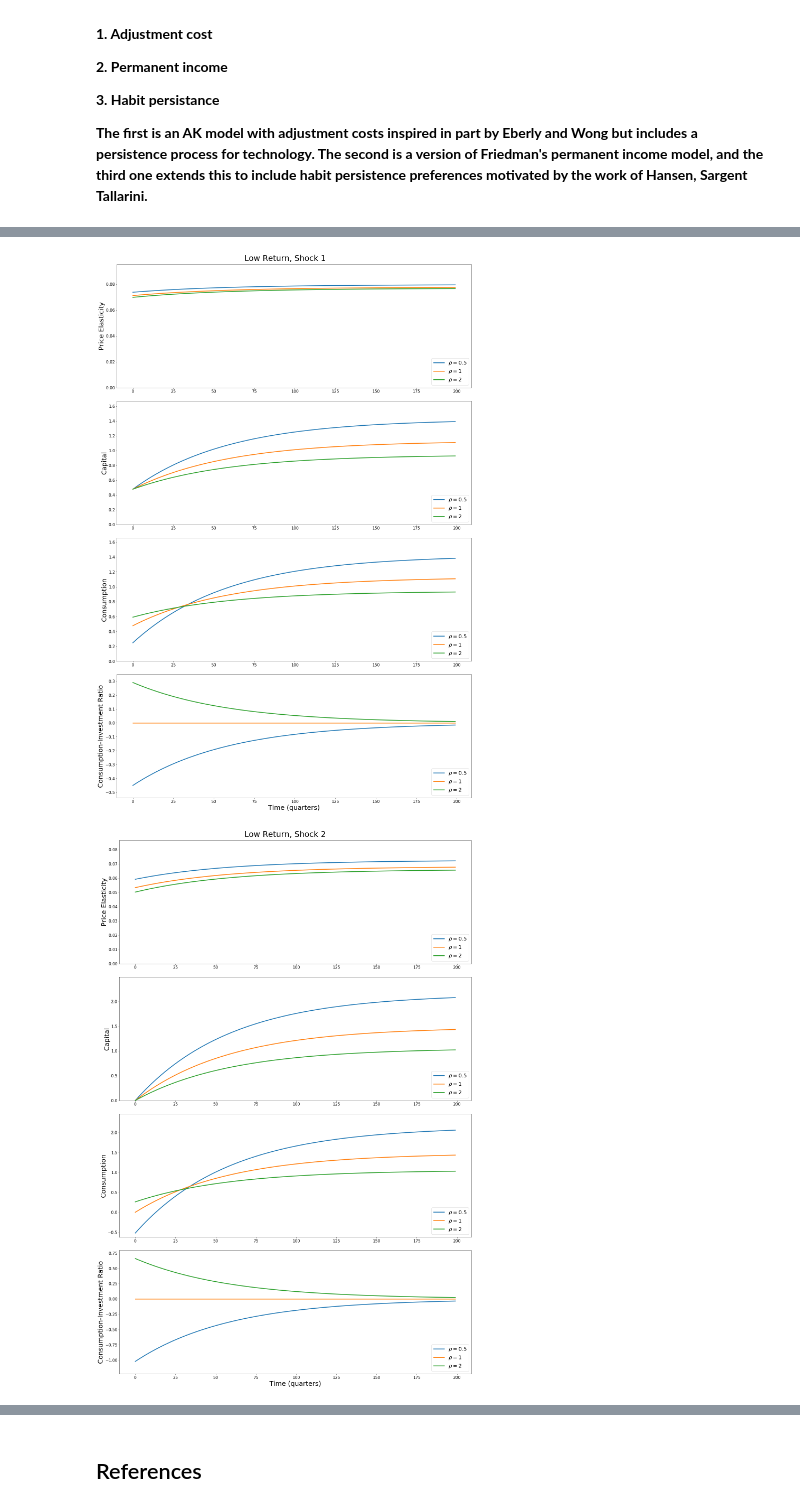
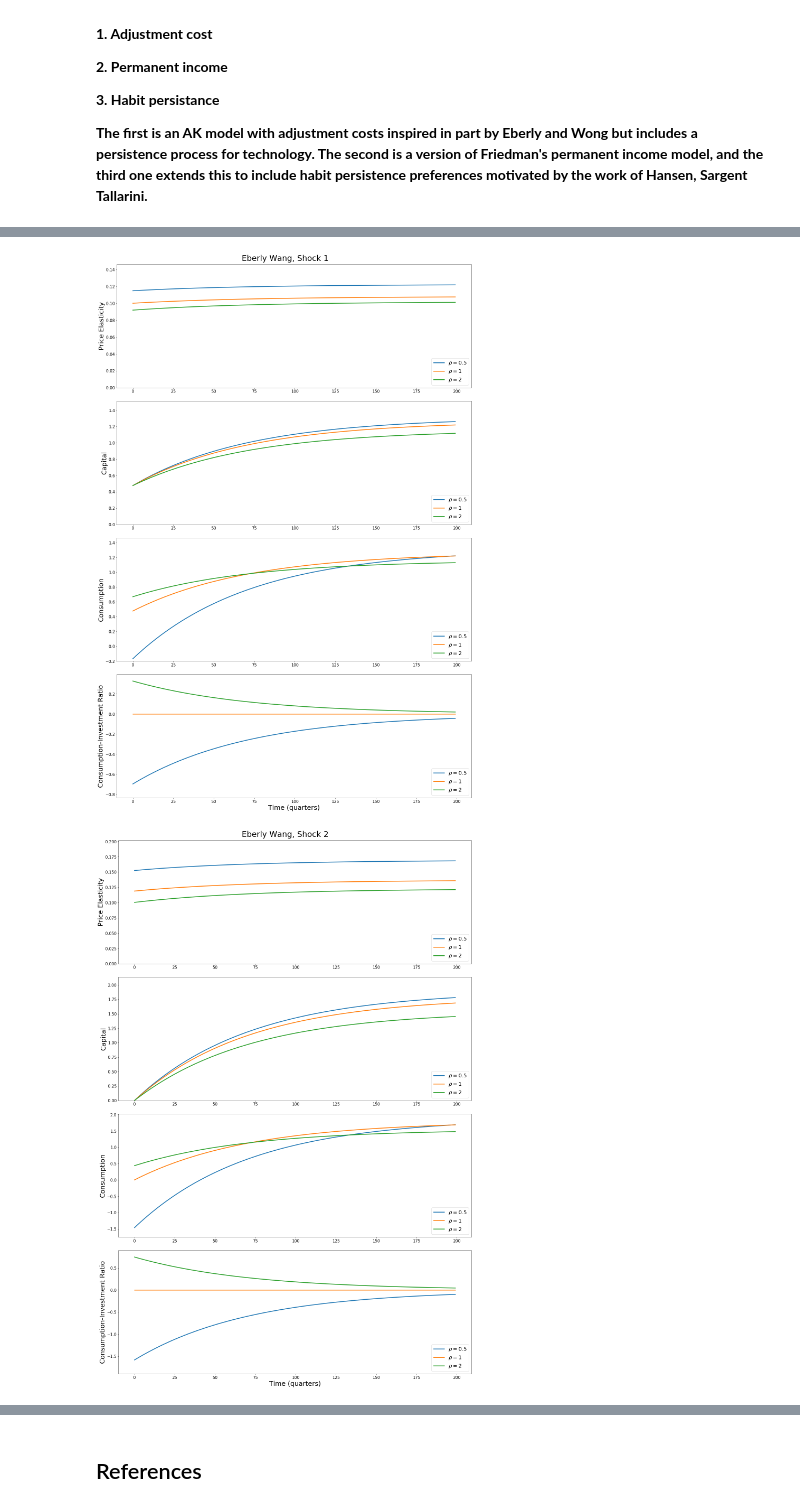
Before and after one commit to lphansen/TextbookCode, a Jupyter notebook: adjustment_cost.ipynb, the cells around one changed output, grey strips where cells are left out. Drawn from its saved outputs; the diff is of its cells as text; code cells hidden in the pictures.

Commit message:
Added parameters sets from Eberly Wang and Hansen Khorrami Tourre. Edited Adjustment cost notebook to reflect new parameters

```diff
--- a/adjustment_cost.ipynb
+++ b/adjustment_cost.ipynb
@@ -107,7 +75,7 @@ import warnings
 warnings.filterwarnings('ignore')
 %matplotlib inline
 # %%
-def plot_impulse(rhos, gamma, betaz, T, shock = 1, rf_factor = 1, empirical_method = 1,
+def plot_impulse(rhos, gamma, betaz, T, shock = 1, empirical_method = 1,
                  transform_shocks = False, title = None):
     """
     Given a set of parameters, computes and displays the impulse responses of
@@ -122,10 +90,9 @@ def plot_impulse(rhos, gamma, betaz, T, shock = 1, rf_factor = 1, empirical_meth
     rhos:               The set of rho values for which to plot the IRFs.
     gamma:              The risk aversion of the model.
     betaz:               Shock persistence.
-    T:                  Number of periods to plot (in quarters).
+    T:                  Number of periods to plot.
     shock:              (1 or 2) Defines which of the two possible shocks to plot.
-    rf_factor:          This number is used as follows: delta + 0.00373 * rho =
-                        rf_factor * 0.0075
+
     transform_shocks:   True or False. True to make the rho = 1 response to
                         shock 2 be transitory.
     title:              Title for the image plotted.
@@ -144,8 +111,7 @@ def plot_impulse(rhos, gamma, betaz, T, shock = 1, rf_factor = 1, empirical_meth
 
     for i, r in enumerate(rhos):
 
-        S, K, C, I = solve_model(r, gamma, betaz, T, risk_free_adj = rf_factor,
-                                 empirical = empirical_method,
+        S, K, C, I = solve_model(r, gamma, betaz, T, empirical = empirical_method,
                                  transform = transform_shocks, shock = shock, verbose = False)[2]
 
         plt.subplot(4, 1, 1)
@@ -197,15 +187,15 @@ def plot_impulse(rhos, gamma, betaz, T, shock = 1, rf_factor = 1, empirical_meth
 # Define some reasonable parameter sets.
 ρs = [.5, 1, 2]
 γ = 10
-βz = 0.017
+βz = 0.014
 T = 200
 # %%
-plot_impulse(ρs, γ, βz, T, shock = 1, rf_factor = 1, empirical_method = 0,
-             transform_shocks = False, title = "Low Return, Shock 1")
+plot_impulse(ρs, γ, βz, T, shock = 1, empirical_method = 0,
+             transform_shocks = False, title = "Eberly Wang, Shock 1")
 # %% [output]
-[figure, old version]
+[figure, new version]
 # %%
-plot_impulse(ρs, γ, βz, T, shock = 2, rf_factor = 1, empirical_method = 0,
-             transform_shocks = False, title = "Low Return, Shock 2")
+plot_impulse(ρs, γ, βz, T, shock = 2, empirical_method = 0,
+             transform_shocks = False, title = "Eberly Wang, Shock 2")
 # %% [output]
-[figure, old version]
+[figure, new version]
```
Also changed, not shown: parts of 22 cells of this notebook, 1 other file.
